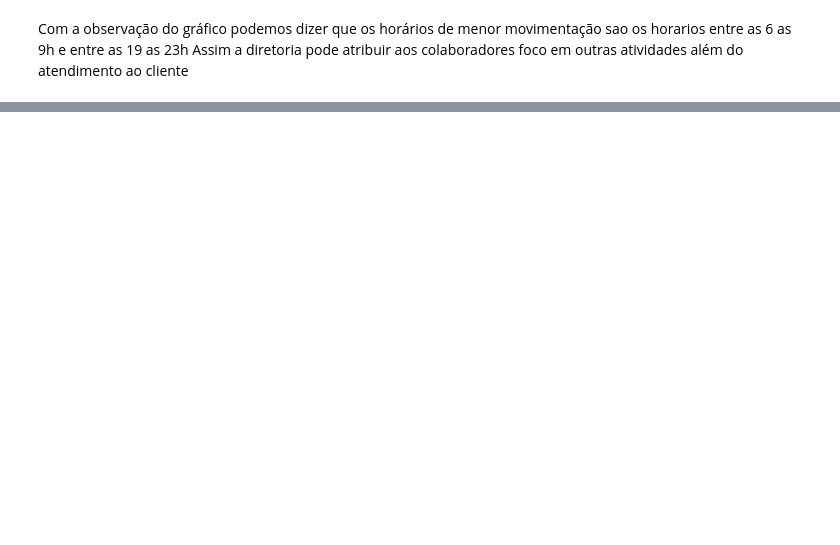
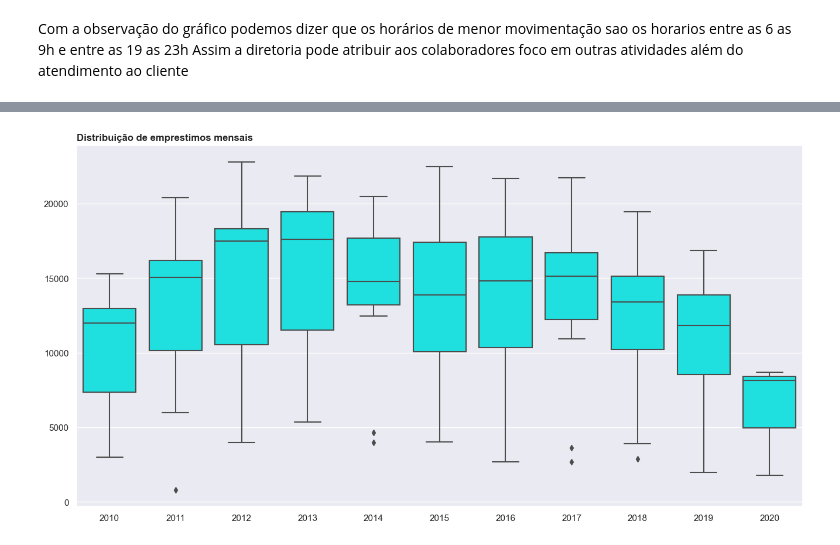
Before and after one commit to PietroLeite/7daysOfCode, a Jupyter notebook: 7daysOfCode.ipynb, the cells around one changed output, grey strips where cells are left out. Saved outputs shown, nothing was run; the diff lists cells and outputs as text; code cells hidden in the pictures; blank space fills up the shorter version.

```diff
--- a/7daysOfCode.ipynb
+++ b/7daysOfCode.ipynb
@@ -342,0 +622,6 @@ Assim a diretoria pode atribuir aos colaboradores foco em outras atividades alé
+# %%
+tabela_alunos_grad = tabela_alunos_grad.loc[tabela_alunos_grad['colecao'] == 'Acervo Circulante']
+tabela_alunos_grad['mes'] = tabela_alunos_grad.data_emprestimo.dt.month
+tabela_alunos_grad['ano'] = tabela_alunos_grad.data_emprestimo.dt.year
+tabela_alunos_grad = tabela_alunos_grad.drop(['tipo_vinculo_usuario', 'data_emprestimo', 'colecao'], axis=1)
+tabela_alunos_grad = tabela_alunos_grad.groupby('ano').value_counts().to_frame('quantidade').reset_index()
@@ -342,0 +644,4 @@ Assim a diretoria pode atribuir aos colaboradores foco em outras atividades alé
+# %%
+gerar_boxplot(tabela_alunos_grad, 'ano', 'quantidade', 'Distribuição de emprestimos mensais')
+# %% [output]
+[figure, added]
```
Also changed, not shown: parts of 123 cells of this notebook, 1 other file.
